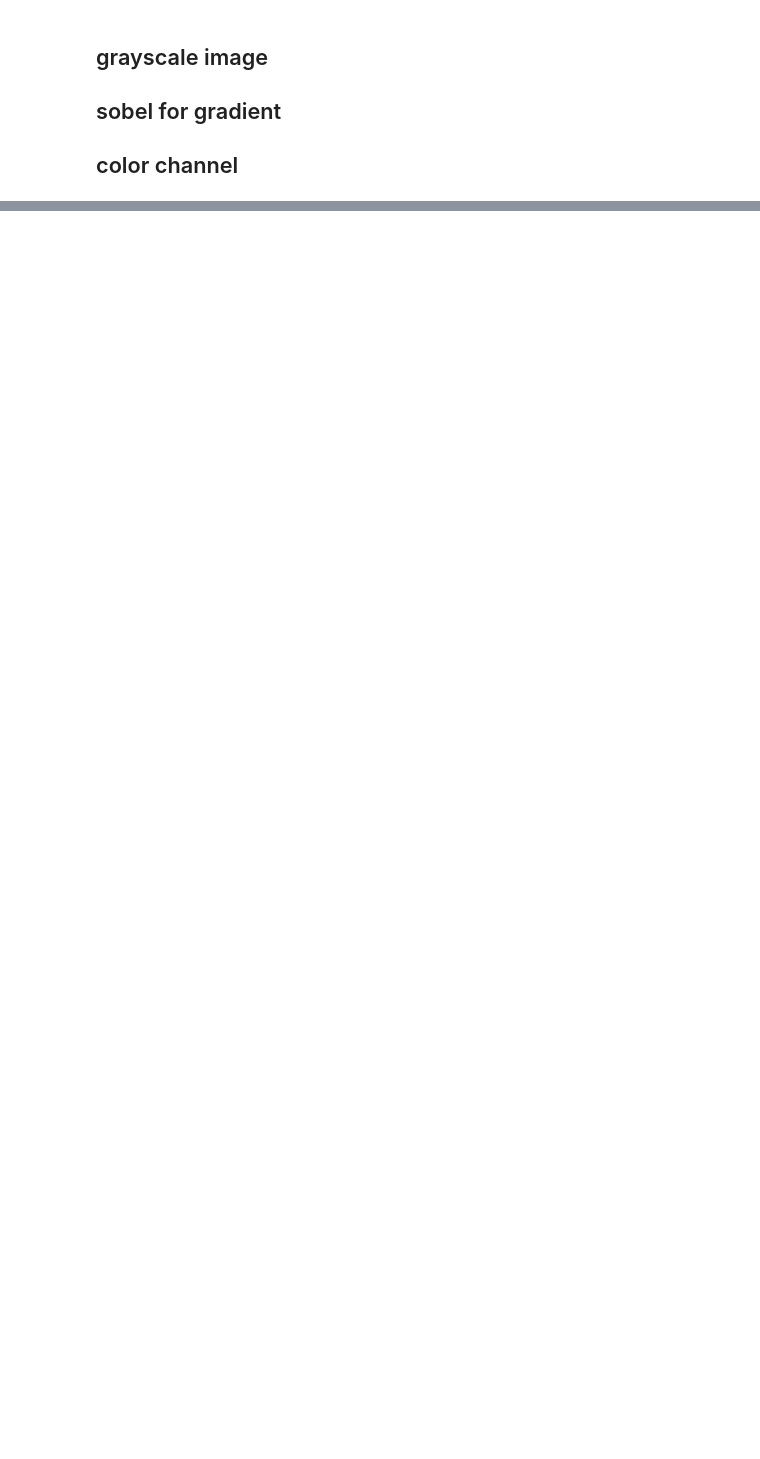
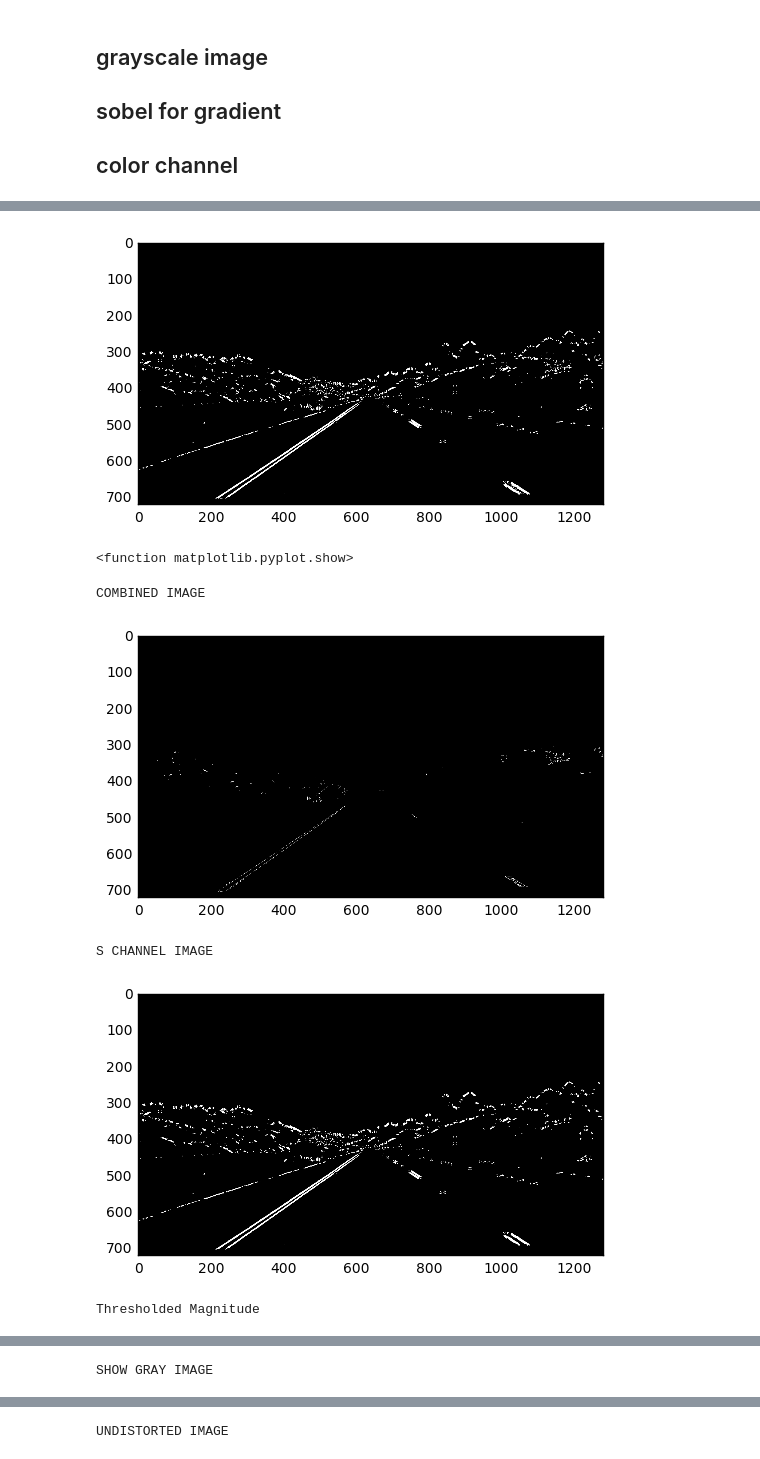
Before and after one commit to shenmutong/CarND-Advanced-Lane-Lines, a Jupyter notebook: CarND-Adv-Lane-Lines.ipynb, the cells around one changed output, grey strips where cells are left out. Cells and saved outputs as stored; diff of their text form; code cells hidden in the pictures; blank space fills up the shorter version.

Commit message:
finished all function without video handel

```diff
--- a/CarND-Adv-Lane-Lines.ipynb
+++ b/CarND-Adv-Lane-Lines.ipynb
@@ -152,0 +152,28 @@ f.show()
+# %%
+#abs_sobelx = np.absolute(sobelx)
+#abs_sobely = np.absolute(sobely)
+print("UNDISTORTED IMAGE")
+plt.imshow(undistorted_image)
+plt.show()
+#mag_binary = mag_thresh(undistorted_image, sobel_kernel=19, mag_thresh=(60, 255),tan_thresh = (-np.pi/2, np.pi/2))
+mag_binary = mag_thresh(undistorted_image, sobel_kernel=15, mag_thresh=(60, 255),tan_thresh = (0.7, 1.3))
+print('Thresholded Magnitude')
+plt.imshow(mag_binary,'gray')
+plt.show()
+s_binary = hls_thresh(undistorted_image,color_thresh = (180,220))
+print("S CHANNEL IMAGE")
+plt.imshow(s_binary,'gray')
+plt.show()
+combined_binary  =np.zeros_like(mag_binary)
+combined_binary[(mag_binary == 1) | (s_binary == 1)] = 1
+print("COMBINED IMAGE")
+plt.imshow(combined_binary,'gray')
+plt.show
+# %% [output]
+[figure, added]
+<function matplotlib.pyplot.show>
+COMBINED IMAGE
+[figure, added]
+S CHANNEL IMAGE
+[figure, added]
+Thresholded Magnitude
@@ -152,0 +182 @@ f.show()
+SHOW GRAY IMAGE
@@ -152,0 +184 @@ f.show()
+UNDISTORTED IMAGE
```
Also changed, not shown: parts of 12 cells of this notebook, 1 other file.
